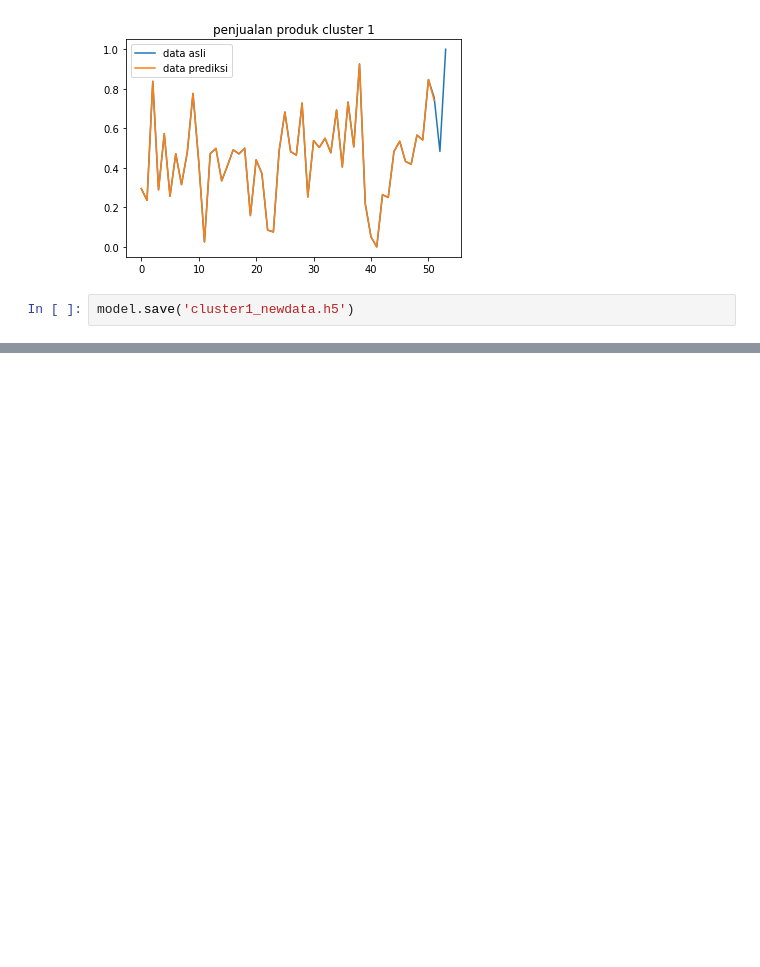
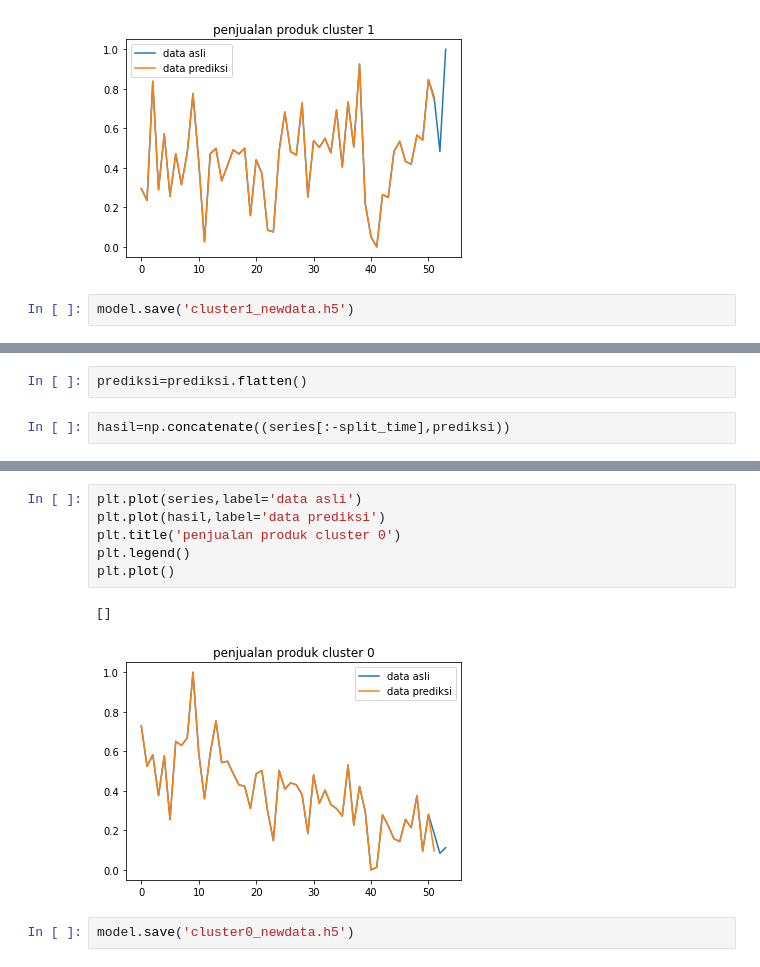
Before and after one commit to IritaSee/product_performance_blstm, a Jupyter notebook: product_test_new_dataset.ipynb, the cells around one changed output, grey strips where cells are left out. Cells and saved outputs as stored; diff of their text form; blank space fills up the shorter version.

```diff
--- a/product_test_new_dataset.ipynb
+++ b/product_test_new_dataset.ipynb
@@ -613,0 +770,4 @@ model.save('cluster1_newdata.h5')
+# %%
+prediksi=prediksi.flatten()
+# %%
+hasil=np.concatenate((series[:-split_time],prediksi))
@@ -613,0 +788,11 @@ model.save('cluster1_newdata.h5')
+# %%
+plt.plot(series,label='data asli')
+plt.plot(hasil,label='data prediksi')
+plt.title('penjualan produk cluster 0')
+plt.legend()
+plt.plot()
+# %% [output]
+[]
+[figure, added]
+# %%
+model.save('cluster0_newdata.h5')
```
Also changed, not shown: parts of 15 cells of this notebook, 4 other files.
